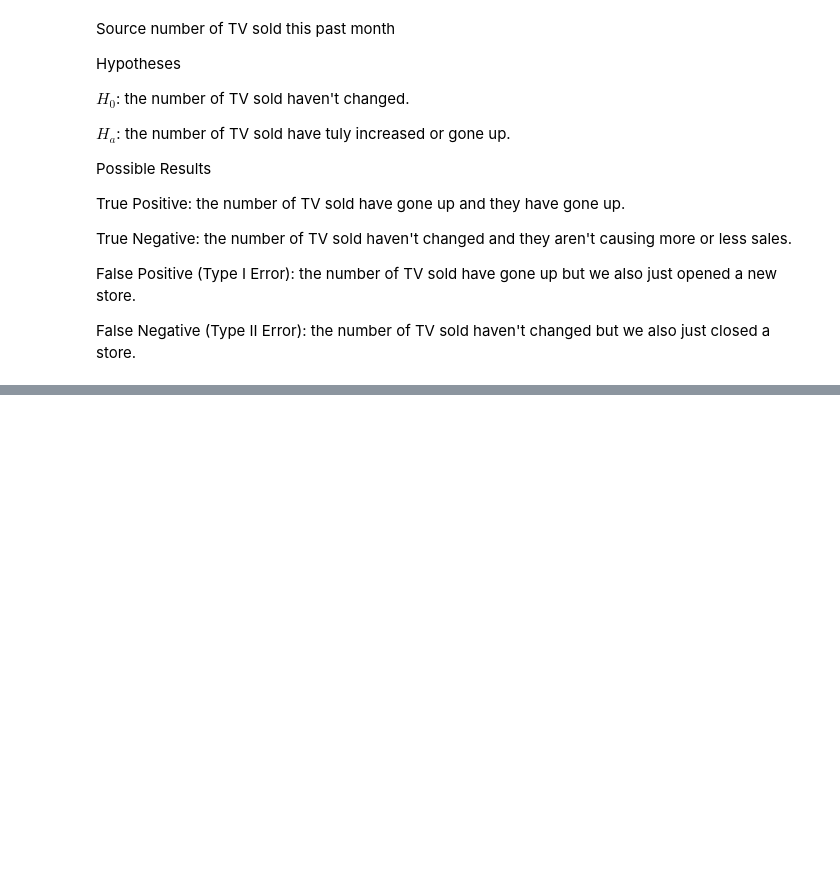
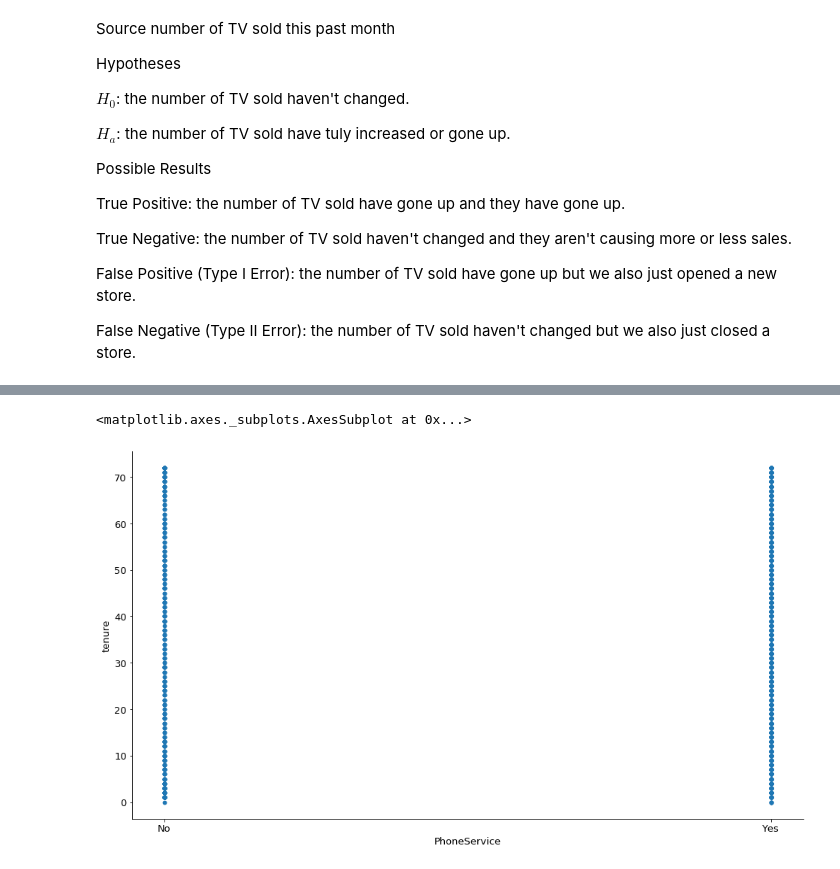
Before and after one commit to AI-Gomez/statistics-exercises, a Jupyter notebook: hypothesis_testing.ipynb, the cells around one changed output, grey strips where cells are left out. Drawn from its saved outputs; the diff is of its cells as text; code cells hidden in the pictures; blank space fills up the shorter version.

```diff
--- a/hypothesis_testing.ipynb
+++ b/hypothesis_testing.ipynb
@@ -226,0 +275,7 @@ False Negative (Type II Error): the number of TV sold haven't changed but we als
+# %%
+#What happens if you control for phone and internet service?
+df.plot.scatter(y = 'tenure', x = 'PhoneService')
+sns.relplot(data=df, y='tenure', x='PhoneService', col='handedness')
+# %% [output]
+<matplotlib.axes._subplots.AxesSubplot at 0x...>
+[figure, added]
```
Also changed, not shown: parts of 7 cells of this notebook.
